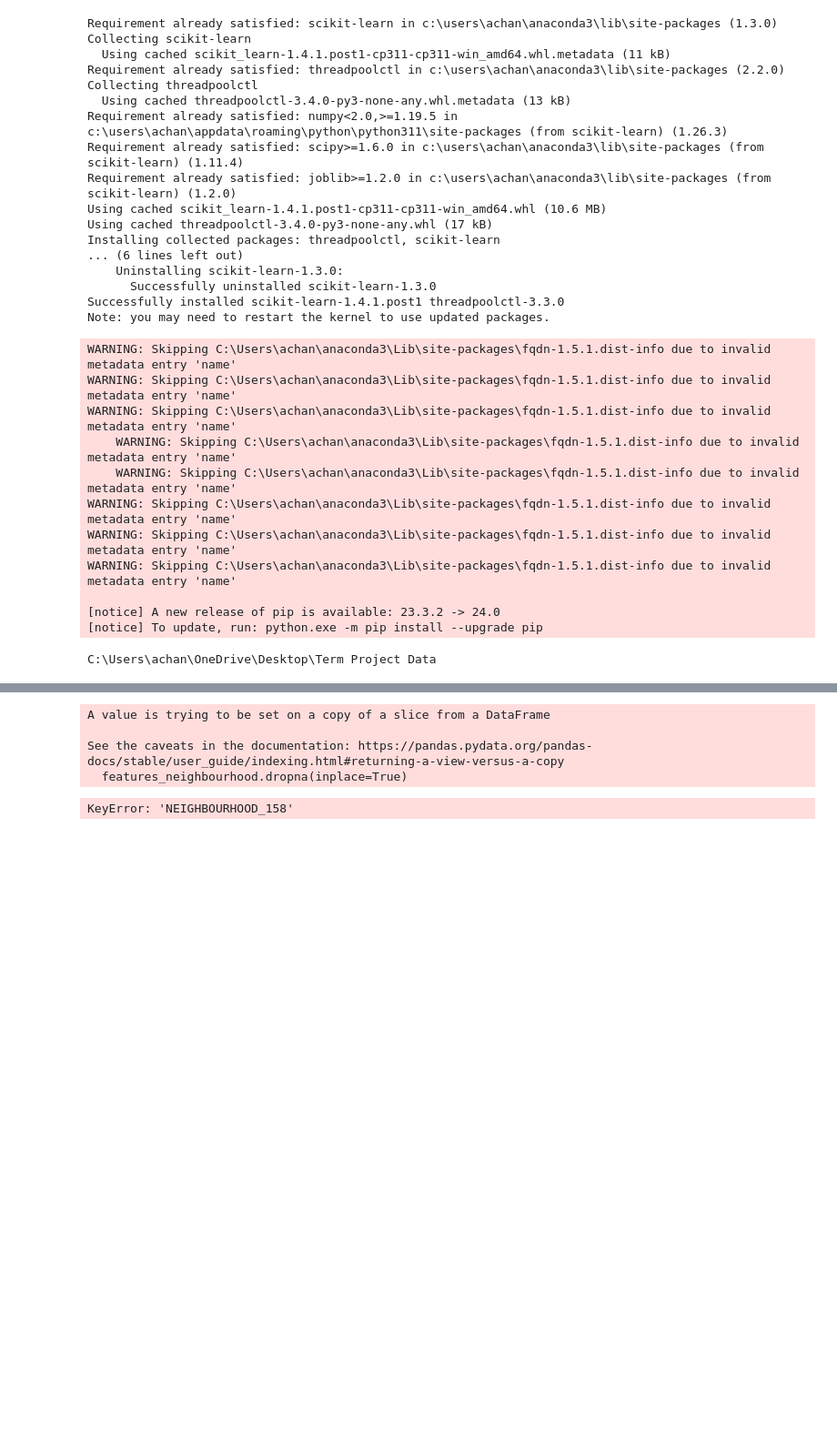
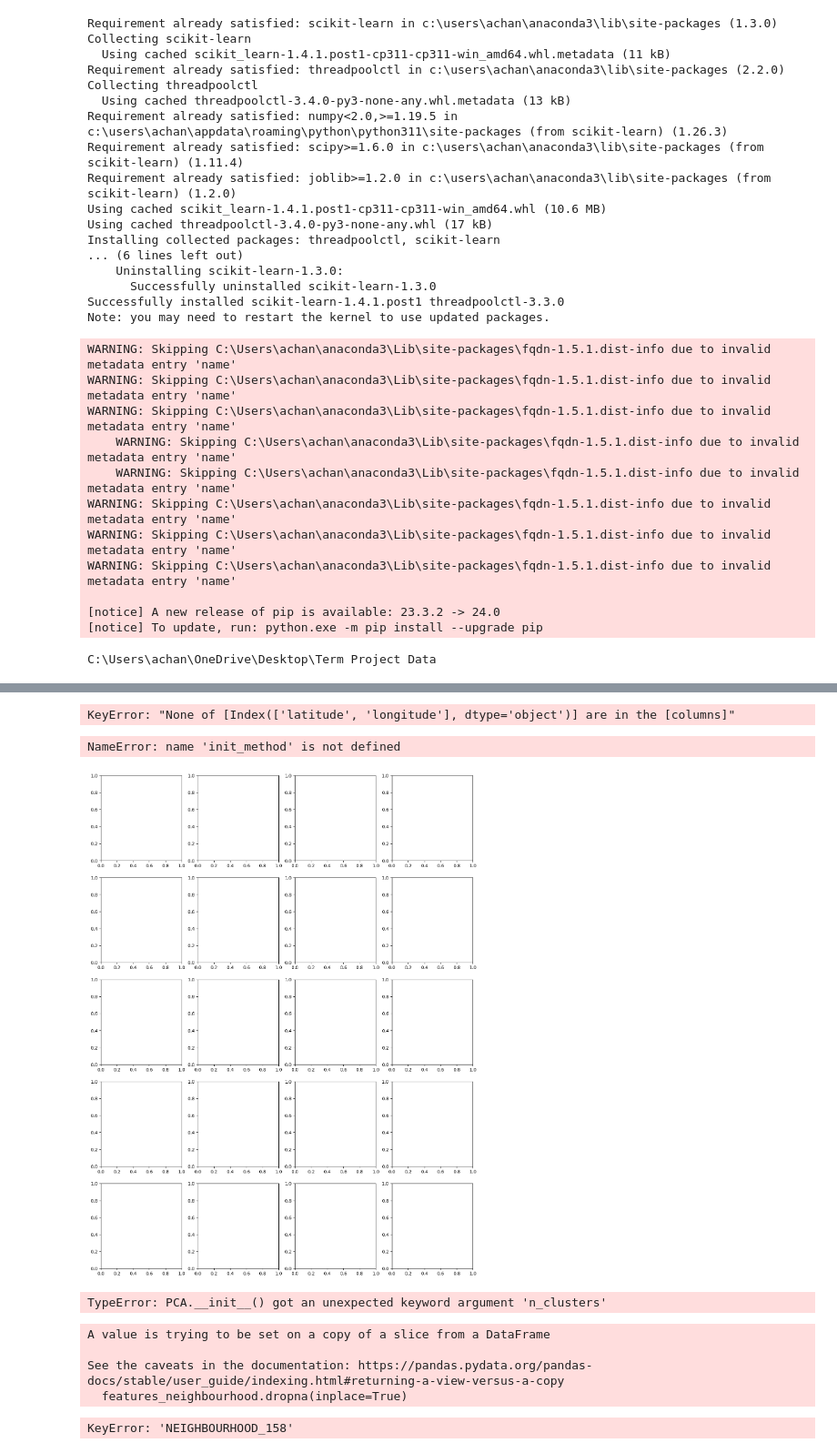
Before and after one commit to rentruong/ENGO645_TorontoCrimeAnalysis, a Jupyter notebook: Kmeans_analysis.ipynb, the cells around one changed output, grey strips where cells are left out. Shown at 91% size. Cells and saved outputs as stored; diff of their text form; code cells hidden in the pictures; blank space fills up the shorter version.

```diff
--- a/Kmeans_analysis.ipynb
+++ b/Kmeans_analysis.ipynb
@@ -106,3 +97,80 @@ print(high_risk_areas)
+# %%
+import os
+from sklearn.cluster import KMeans
+# Set the OMP_NUM_THREADS environment variable to 1
+os.environ['OMP_NUM_THREADS'] = '1'
+
+n_clusters = 20  # Sample random number for the number of clusters (e.g. 5)
+init_method = 'k-means++'  # Initialization method for centroids (one of k-means++ or random)
+max_iter = 300  # Maximum number of iterations for each run (e.g. 300)
+n_init = 10  # Number of times the K-Means algorithm will be run with different centroid seeds (e.g. 10)
+random_state = 0  # Random seed for reproducibility (e.g. 0)
+# Perform K-Means Clustering
+kmeans = KMeans(n_clusters=n_clusters, init=init_method, max_iter=max_iter, n_init=n_init, random_state=random_state)
+high_risk_areas['cluster'] = kmeans.fit_predict(high_risk_areas[['latitude', 'longitude']])
+
+# Retrieve Cluster Centers
+cluster_centers = kmeans.cluster_centers_
+print("Cluster Centers:")
+print(cluster_centers)
+# %% [output]
+KeyError: "None of [Index(['latitude', 'longitude'], dtype='object')] are in the [columns]"
+# %%
+import matplotlib.pyplot as plt
+import numpy as np
+
+# Specify the range of cluster numbers to iterate over
+n_clusters_range = range(1, 21)  # For example from 2 to 20
+
+fig, axs = plt.subplots(5, 4, figsize=(15, 20))  # Create a 5x4 grid of subplots
+
+# Use the for loop to iterate over the different numbers of clusters
+for ax, n_clusters in zip(axs.flatten(), n_clusters_range):
+    # Initialize the K-Means clustering algorithm with the current number of clusters
+    kmeans = KMeans(n_clusters=n_clusters, init=init_method, max_iter=max_iter, n_init=n_init, random_state=random_state)
+
+    # Fit the algorithm to the dataset and obtain cluster labels
+    cluster_labels = kmeans.fit_predict(high_risk_areas[['latitude', 'longitude']])
+
+    # Retrieve the cluster centers
+    cluster_centers = kmeans.cluster_centers_
+
+    # Plot data points with assigned cluster labels using different colors on the current subplot
+    ax.scatter(high_risk_areas['latitude'], high_risk_areas['longitude'], c=cluster_labels, cmap='viridis', s=10)
+
+    # Plot cluster centers (centroids) on the current subplot
+    ax.scatter(cluster_centers[:, 0], cluster_centers[:, 1], s=50, c='red')
+
+    # Set plot title and labels
+    ax.set_title(f'{n_clusters} Clusters')
+    ax.set_xlabel('Latitude')
+    ax.set_ylabel('Longitude')
+    # Add grid lines for readability
+    ax.grid(True)
+plt.tight_layout()
+plt.show()
+# %% [output]
+NameError: name 'init_method' is not defined
+[figure, added]
+# %%
+import matplotlib.pyplot as plt
+from sklearn.decomposition import PCA
+
+# Reduce the data to 2 dimensions using PCA
+pca = PCA(n_clusters=2)
+reduced_data = pca.fit_transform(data_scaled)
+
+# Create a scatter plot of the reduced data
+plt.figure(figsize=(10, 10))
+plt.scatter(reduced_data[:, 0], reduced_data[:, 1], c=merged_data['Cluster'])
+
+# Highlight the high-risk areas
+high_risk_areas_reduced = pca.transform(scaler.transform(imputer.transform(high_risk_areas[columns])))
+plt.scatter(high_risk_areas_reduced[:, 0], high_risk_areas_reduced[:, 1], c='red')
+
+plt.show()
+# %% [output]
+TypeError: PCA.__init__() got an unexpected keyword argument 'n_clusters'
 # %%
 import pandas as pd
 from sklearn.cluster import KMeans
```
Also changed, not shown: parts of 1 cell of this notebook.
